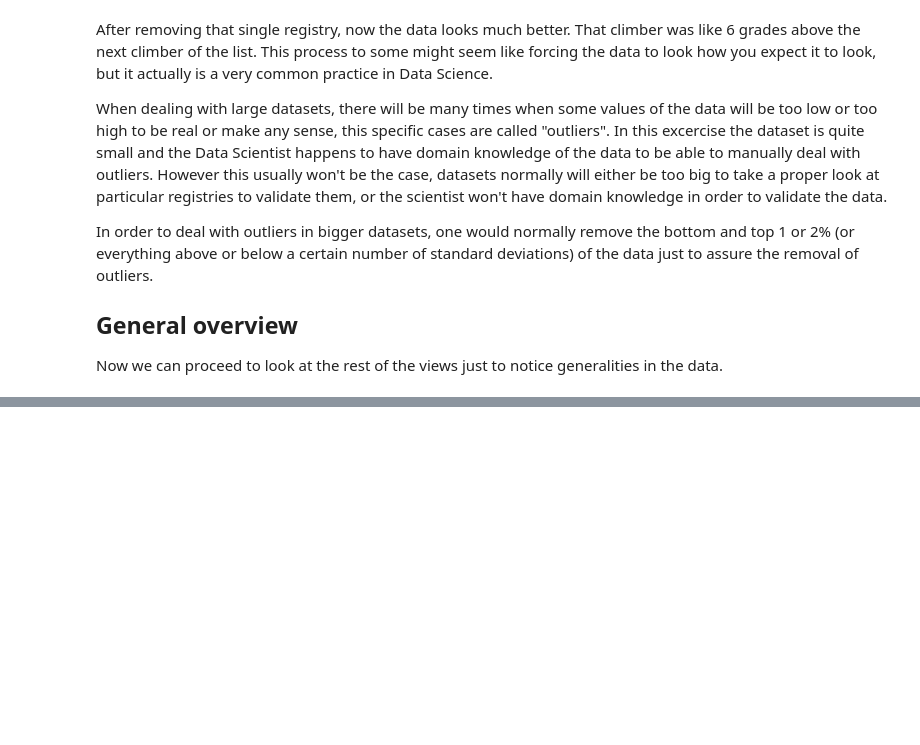
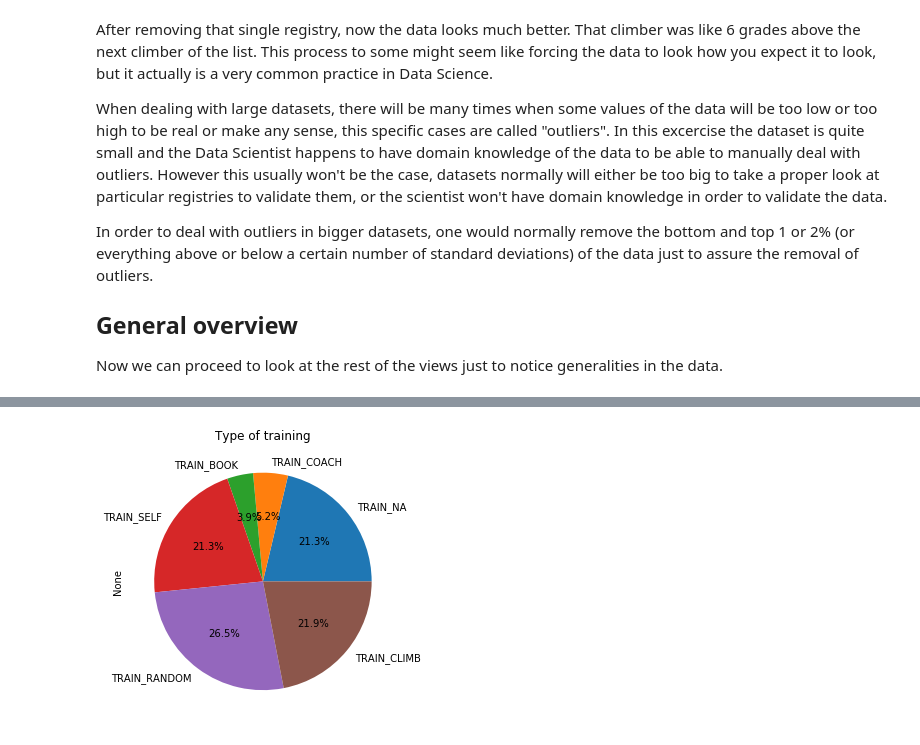
Before and after one commit to alexcasar/Data-Science-Climbing-Demo, a Jupyter notebook: 2. Data Exploratory Analysis.ipynb, the cells around one changed output, grey strips where cells are left out. Saved outputs shown, nothing was run; the diff lists cells and outputs as text; code cells hidden in the pictures; blank space fills up the shorter version.

```diff
--- a/2. Data Exploratory Analysis.ipynb
+++ b/2. Data Exploratory Analysis.ipynb
@@ -173,0 +182,4 @@ plot = data[gymVars].mean().plot.bar(title="Average Gym Facilities",figsize=(15,
+# %%
+plot = data[trainHowVars].mean().plot.pie(title="Type of training",autopct='%1.1f%%',figsize=(15, 5))
+# %% [output]
+[figure, added]
```
Also changed, not shown: parts of 28 cells of this notebook, 1 other file.
